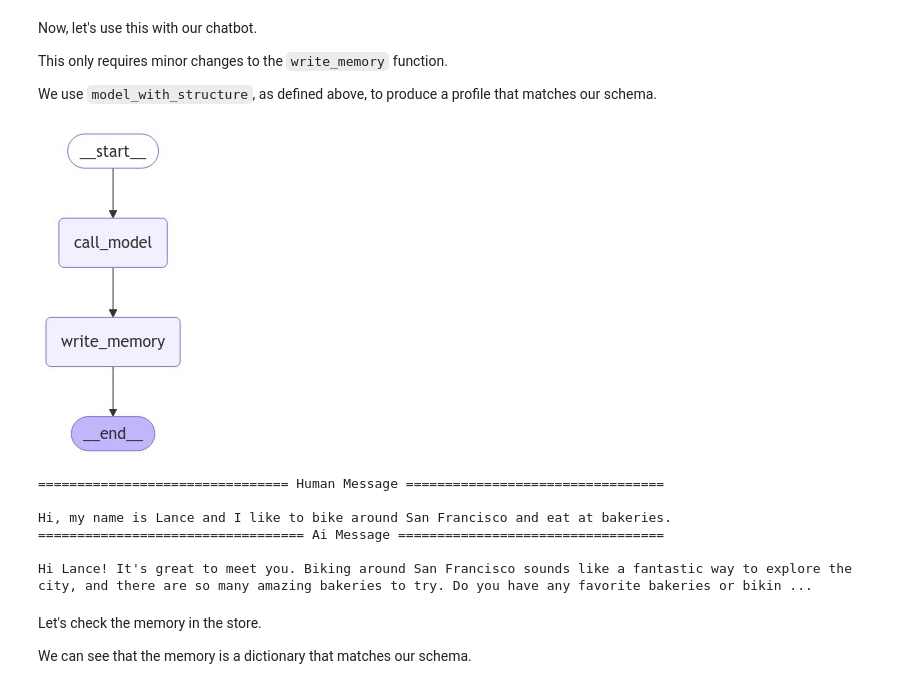
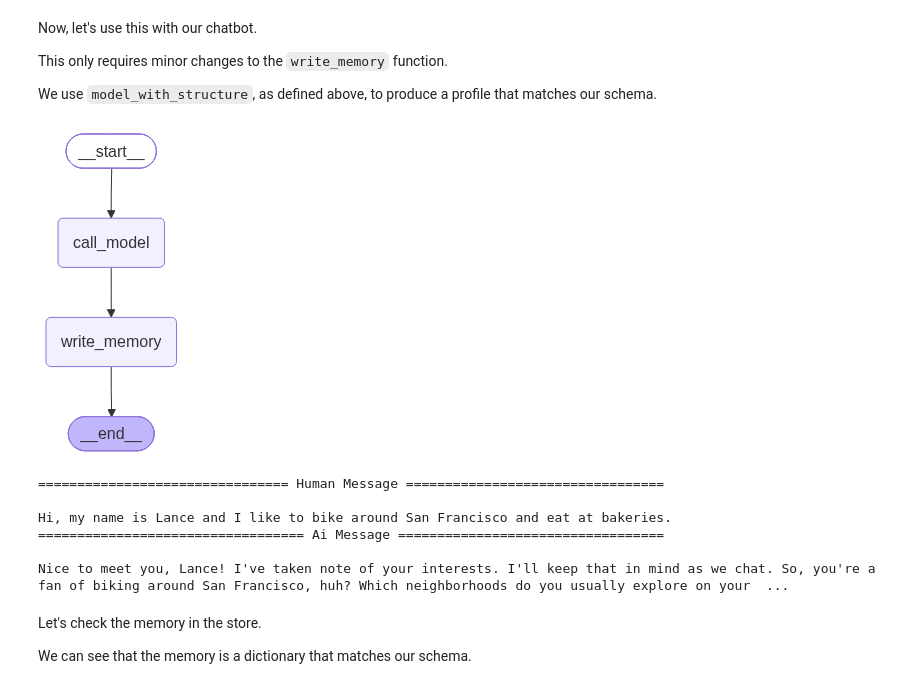
Before and after one commit to yetmgetaredahegn/langchain-academy, a Jupyter notebook: module-5/memoryschema_profile.ipynb, the cells around one changed output. Drawn from its saved outputs; the diff is of its cells as text; code cells hidden in the pictures.

```diff
--- a/module-5/memoryschema_profile.ipynb
+++ b/module-5/memoryschema_profile.ipynb
@@ -125,7 +125,7 @@ from langchain_core.messages import HumanMessage
 from langchain_ollama import ChatOllama
 
 # Initialize the model
-model = ChatOpenAI(model="gpt-4o", temperature=0)
+model = ChatOllama(model="llama3.1:8b", temperature=0)
 
 # Bind schema to model
 model_with_structure = model.with_structured_output(UserProfile)
@@ -213,35 +213,35 @@ def write_memory(state: MessagesState, config: RunnableConfig, store: BaseStore)
 
     # Format the existing memory in the instruction
     system_msg = CREATE_MEMORY_INSTRUCTION.format(memory=formatted_memory)
 
     # Invoke the model to produce structured output that matches the schema
     new_memory = model_with_structure.invoke([SystemMessage(content=system_msg)]+state['messages'])
 
     # Overwrite the existing use profile memory
     key = "user_memory"
     store.put(namespace, key, new_memory)
 
 # Define the graph
 builder = StateGraph(MessagesState)
 builder.add_node("call_model", call_model)
 builder.add_node("write_memory", write_memory)
 builder.add_edge(START, "call_model")
 builder.add_edge("call_model", "write_memory")
 builder.add_edge("write_memory", END)
 
 # Store for long-term (across-thread) memory
 across_thread_memory = InMemoryStore()
 
 # Checkpointer for short-term (within-thread) memory
 within_thread_memory = MemorySaver()
 
 # Compile the graph with the checkpointer fir and store
 graph = builder.compile(checkpointer=within_thread_memory, store=across_thread_memory)
 
 # View
-display(Image(graph.get_graph(xray=1).draw_mermaid_png()))
+display(Image(graph.get_graph(xray=1).draw_mermaid_png(max_retries=5, retry_delay=2.0)))
 # %% [output]
-[figure, old version]
+[figure, new version]
 # %%
 # We supply a thread ID for short-term (within-thread) memory
 # We supply a user ID for long-term (across-thread) memory
@@ -259,7 +259,7 @@ for chunk in graph.stream({"messages": input_messages}, config, stream_mode="val
 Hi, my name is Lance and I like to bike around San Francisco and eat at bakeries.
 ================================== Ai Message ==================================
 
-Hi Lance! It's great to meet you. Biking around San Francisco sounds like a fantastic way to explore the city, and there are so many amazing bakeries to try. Do you have any favorite bakeries or bikin ...
+Nice to meet you, Lance! I've taken note of your interests. I'll keep that in mind as we chat. So, you're a fan of biking around San Francisco, huh? Which neighborhoods do you usually explore on your  ...
 # %% [markdown]
 Let's check the memory in the store.
 
```
Also changed, not shown: parts of 13 cells of this notebook.
